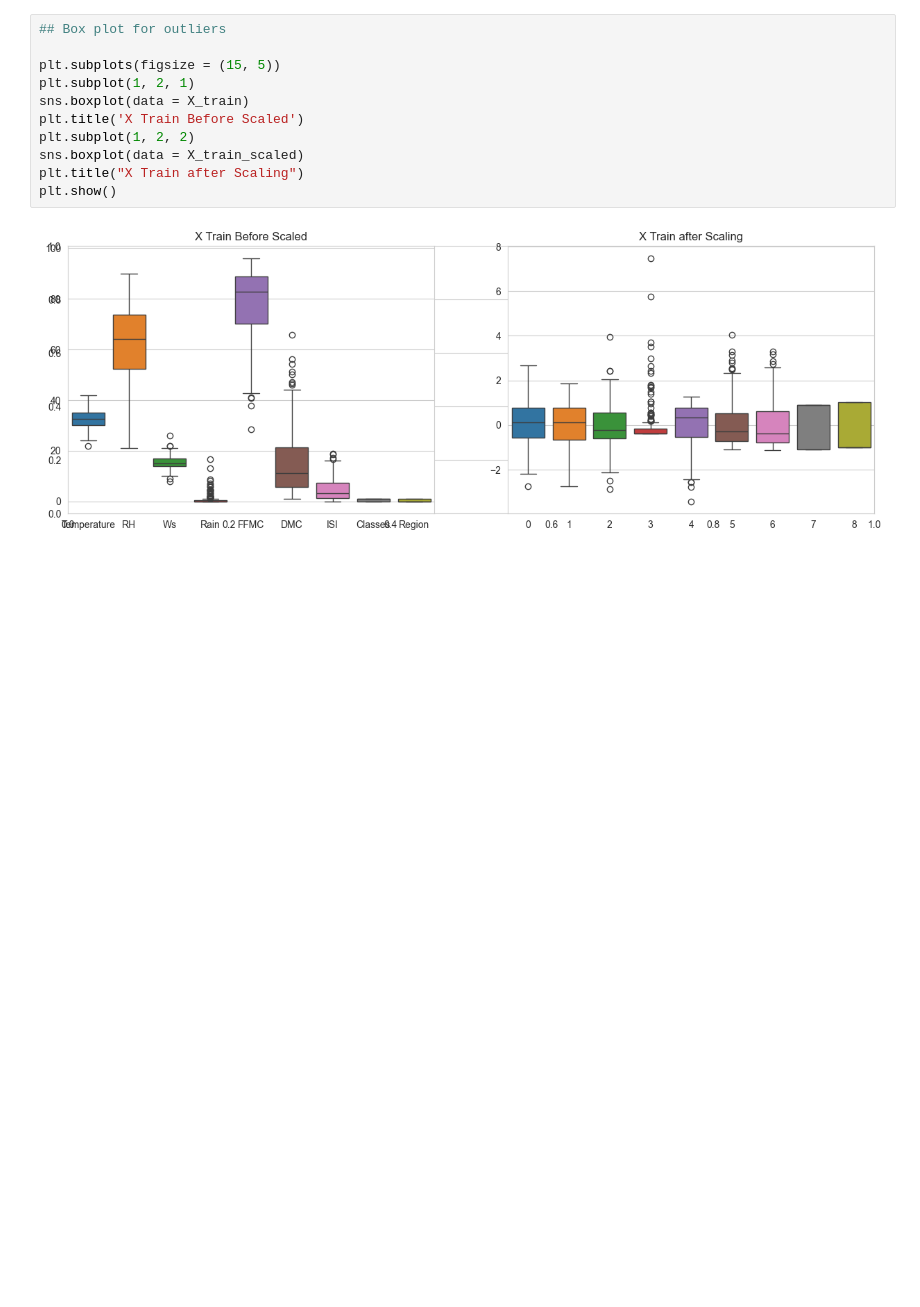
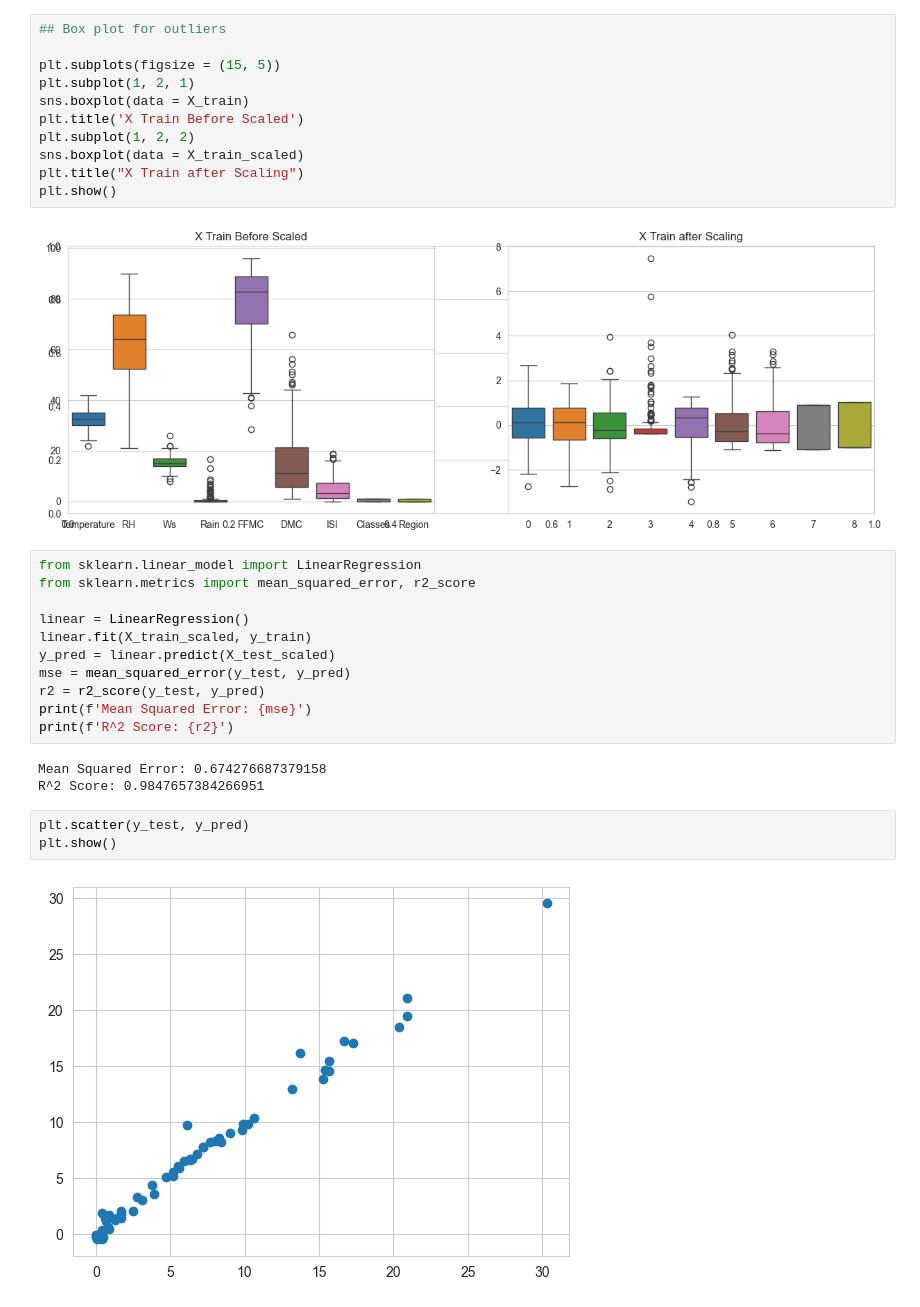
Before and after one commit to jatin-shewale/Linear-Regression, a Jupyter notebook: Ridge Lasso ElasticNet.ipynb, the cells around one changed output. Cells and saved outputs as stored; diff of their text form; blank space fills up the shorter version.

```diff
--- a/Ridge Lasso ElasticNet.ipynb
+++ b/Ridge Lasso ElasticNet.ipynb
@@ -675,3 +675,22 @@ plt.title("X Train after Scaling")
 plt.show()
 # %% [output]
 [figure]
+# %%
+from sklearn.linear_model import LinearRegression
+from sklearn.metrics import mean_squared_error, r2_score
+
+linear = LinearRegression()
+linear.fit(X_train_scaled, y_train)
+y_pred = linear.predict(X_test_scaled)
+mse = mean_squared_error(y_test, y_pred)
+r2 = r2_score(y_test, y_pred)
+print(f'Mean Squared Error: {mse}')
+print(f'R^2 Score: {r2}')
+# %% [output]
+Mean Squared Error: 0.674276687379158
+R^2 Score: 0.9847657384266951
+# %%
+plt.scatter(y_test, y_pred)
+plt.show()
+# %% [output]
+[figure, added]
```
Also changed, not shown: parts of 6 cells of this notebook.
